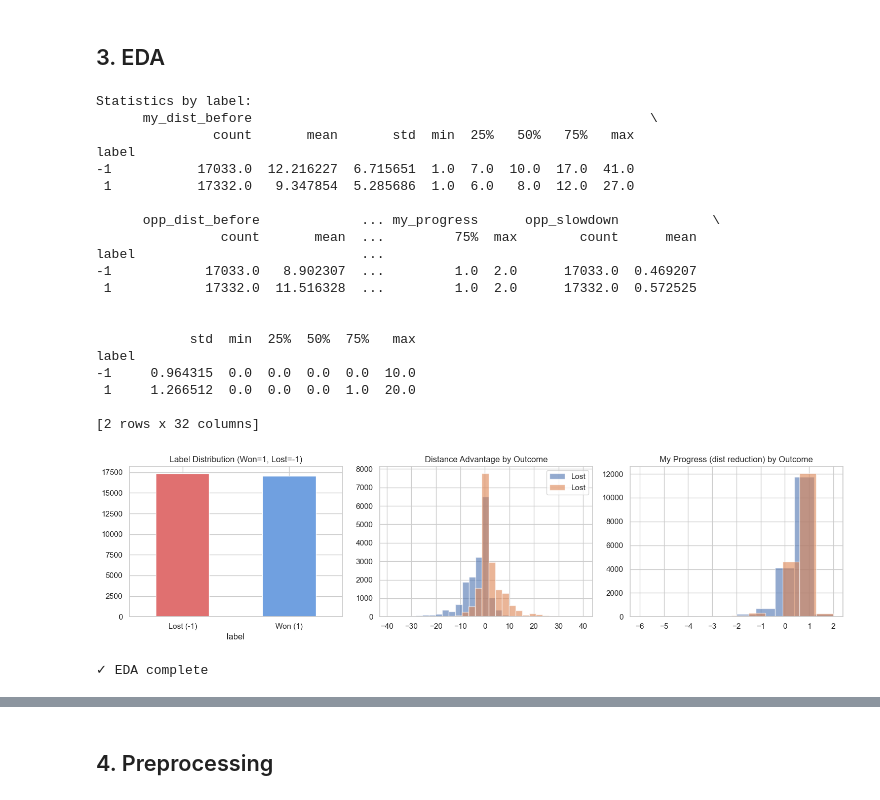
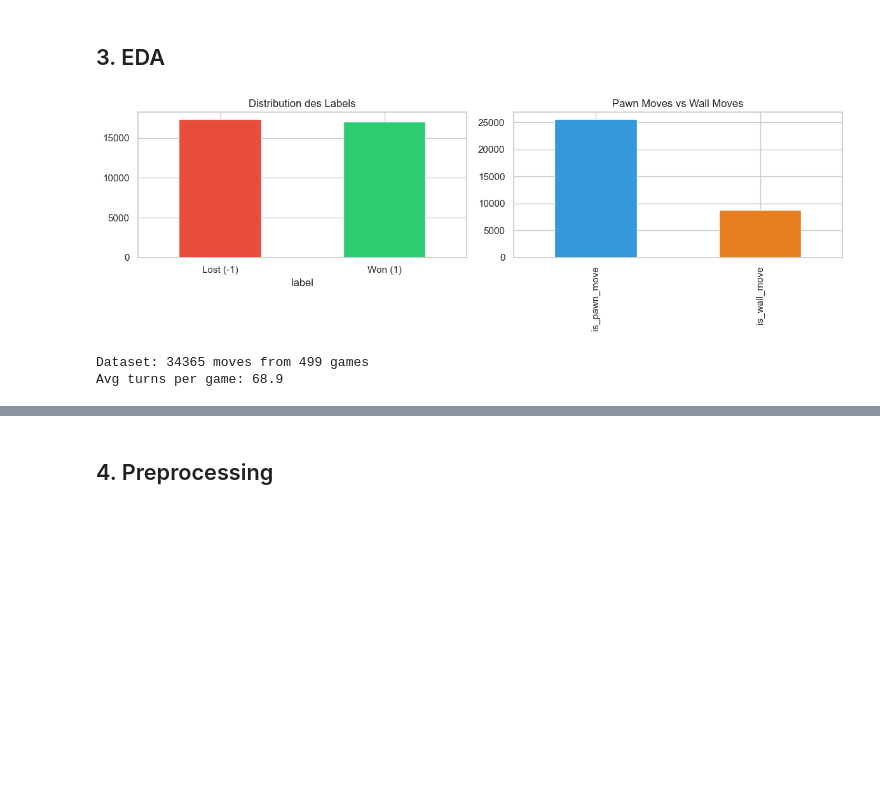
Before and after one commit to kousay-amara/quoridor-python, a Jupyter notebook: quoridor/ML/data/Training.ipynb, the cells around one changed output, grey strips where cells are left out. Cells and saved outputs as stored; diff of their text form; code cells hidden in the pictures; blank space fills up the shorter version.

```diff
--- a/quoridor/ML/data/Training.ipynb
+++ b/quoridor/ML/data/Training.ipynb
@@ -60,49 +78,22 @@ print(df.isnull().sum())
 # %% [markdown]
 ## 3. EDA
-# %%
-print('Statistics by label:')
-print(df.groupby('label')[['my_dist_before', 'opp_dist_before', 'my_progress', 'opp_slowdown']].describe())
-
-fig, axes = plt.subplots(1, 3, figsize=(15, 4))
-
-# Label distribution
-df['label'].value_counts().plot(kind='bar', ax=axes[0], color=['#e07070', '#70a0e0'])
-axes[0].set_title('Label Distribution (Won=1, Lost=-1)')
-axes[0].set_xticklabels(['Lost (-1)', 'Won (1)'], rotation=0)
-
-# Distance advantage distribution
-df.groupby('label')['dist_advantage_before'].hist(ax=axes[1], alpha=0.6, bins=20, label=['Lost', 'Won'])
-axes[1].set_title('Distance Advantage by Outcome')
-axes[1].legend()
-
-# Progress distribution
-df.groupby('label')['my_progress'].hist(ax=axes[2], alpha=0.6, bins=10)
-axes[2].set_title('My Progress (dist reduction) by Outcome')
-
-plt.tight_layout()
-plt.show()
-
-print('\n✓ EDA complete')
-# %% [output]
-Statistics by label:
-      my_dist_before                                                   \
-               count       mean       std  min  25%   50%   75%   max
-label
--1           17033.0  12.216227  6.715651  1.0  7.0  10.0  17.0  41.0
- 1           17332.0   9.347854  5.285686  1.0  6.0   8.0  12.0  27.0
-
-      opp_dist_before             ... my_progress      opp_slowdown            \
-                count       mean  ...         75%  max        count      mean
-label                             ...
--1            17033.0   8.902307  ...         1.0  2.0      17033.0  0.469207
- 1            17332.0  11.516328  ...         1.0  2.0      17332.0  0.572525
-
-
-            std  min  25%  50%  75%   max
-label
--1     0.964315  0.0  0.0  0.0  0.0  10.0
- 1     1.266512  0.0  0.0  0.0  1.0  20.0
-
-[2 rows x 32 columns]
-[figure, removed]
-✓ EDA complete
+# %%
+# Distribution des labels (barplot)
+fig, axes = plt.subplots(1, 2, figsize=(12, 4))
+df['label'].value_counts().plot(kind='bar', ax=axes[0], color=['#e74c3c', '#2ecc71'])
+axes[0].set_title('Distribution des Labels')
+axes[0].set_xticklabels(['Lost (-1)', 'Won (1)'], rotation=0)
+
+# Ratio move types
+move_types = df[['is_pawn_move', 'is_wall_move']].sum()
+move_types.plot(kind='bar', ax=axes[1], color=['#3498db', '#e67e22'])
+axes[1].set_title('Pawn Moves vs Wall Moves')
+plt.tight_layout()
+plt.show()
+
+print(f'Dataset: {len(df)} moves from {df["game_id"].nunique()} games')
+print(f'Avg turns per game: {df.groupby("game_id")["turn"].max().mean():.1f}')
+# %% [output]
+[figure, added]
+Dataset: 34365 moves from 499 games
+Avg turns per game: 68.9
```
Also changed, not shown: parts of 19 cells of this notebook, 1 other file.
